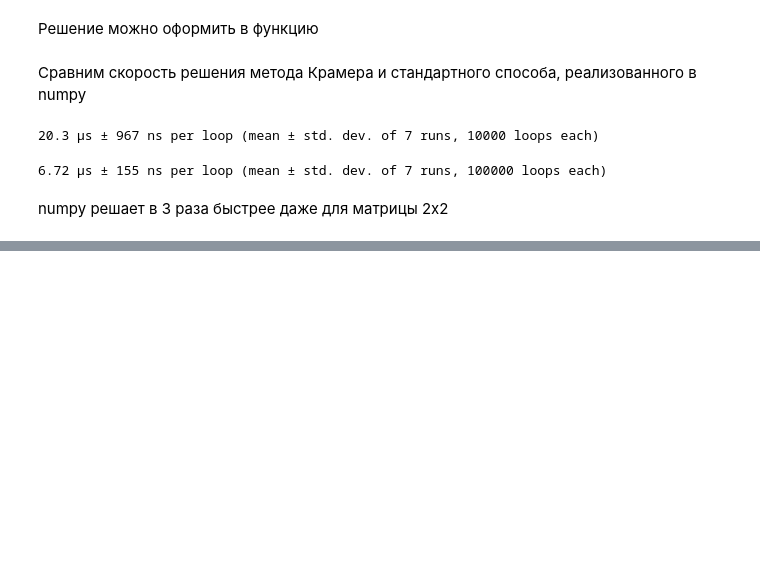
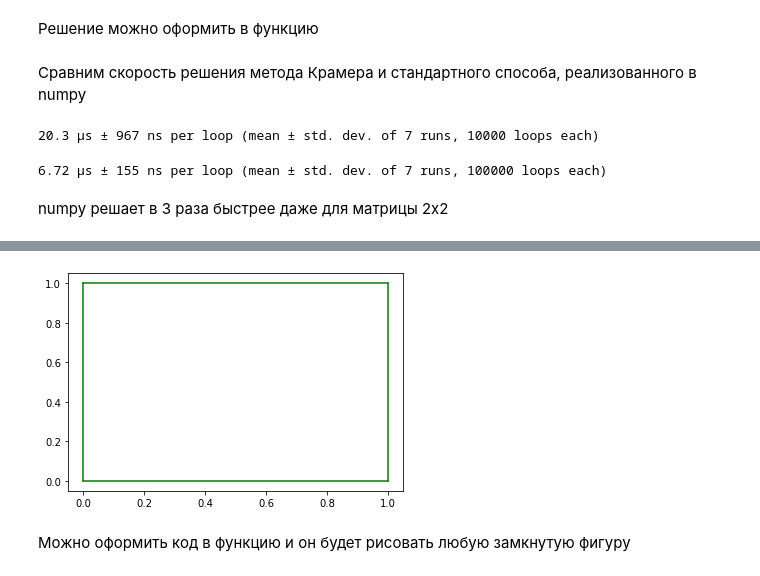
Before and after one commit to svkov/ml-course-2453, a Jupyter notebook: notebooks/02-solution.ipynb, the cells around one changed output, grey strips where cells are left out. Cells and saved outputs as stored; diff of their text form; code cells hidden in the pictures; blank space fills up the shorter version.

```diff
--- a/notebooks/02-solution.ipynb
+++ b/notebooks/02-solution.ipynb
@@ -146,0 +338,16 @@ numpy решает в 3 раза быстрее даже для матрицы 2
+# %%
+square_coord = [
+    (0, 0),
+    (1, 0),
+    (1, 1),
+    (0, 1)
+]
+# %%
+for i in range(len(square_coord)):
+    x1, y1 = square_coord[i - 1]
+    x2, y2 = square_coord[i]
+    plt.plot([x1, x2], [y1, y2], color='g')
+# %% [output]
+[figure, added]
+# %% [markdown]
+Можно оформить код в функцию и он будет рисовать любую замкнутую фигуру
```
Also changed, not shown: parts of 56 cells of this notebook, 1 other file.
